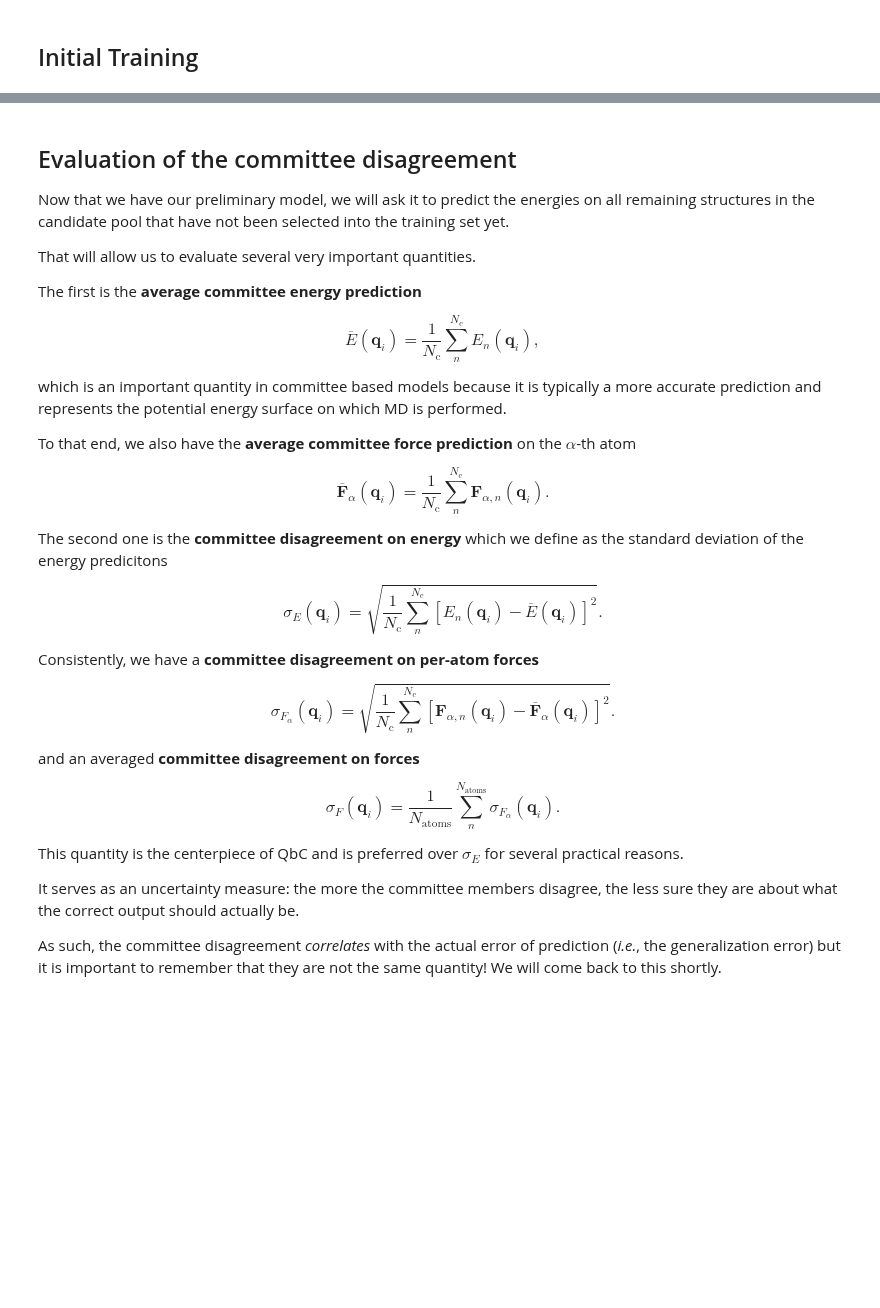
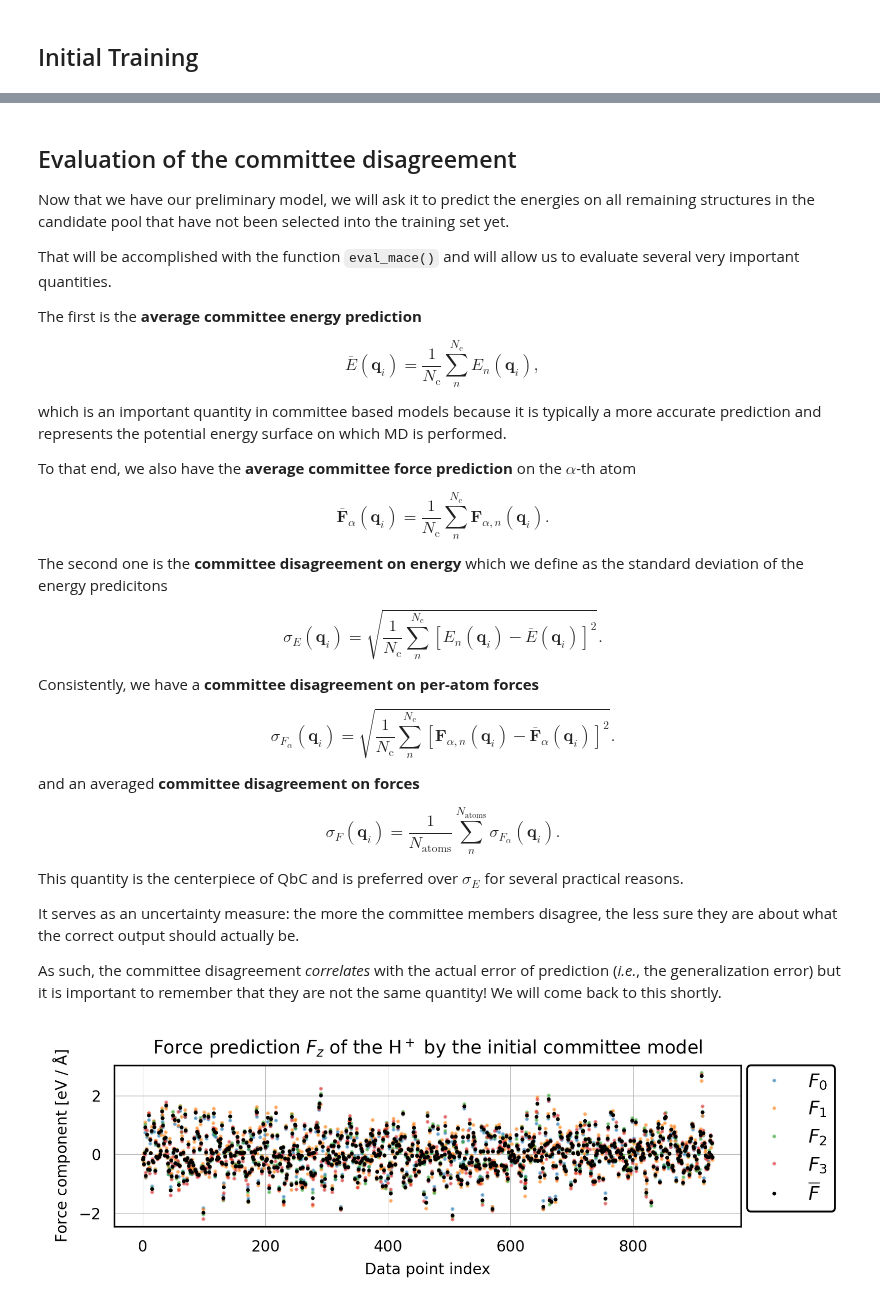
Before and after one commit to sabia-group/AL-tutorial, a Jupyter notebook: notebooks/tutorial.ipynb, the cells around one changed output, grey strips where cells are left out. Drawn from its saved outputs; the diff is of its cells as text; code cells hidden in the pictures; blank space fills up the shorter version.

```diff
--- a/notebooks/tutorial.ipynb
+++ b/notebooks/tutorial.ipynb
@@ -50,20 +57,14 @@ display(Image(filename='../initial-datasets/zundel/zundel.png'))
 # %%
+# MACE committee
 n_init_train = 20
 n_test = 50
 n_committee = 4
-parallel = True
-md_folder = "md"
-init_train_folder = "init-train"
-qbc_folder = "qbc-work" # if you modify this, add the new folder to .gitignore
-Eigen_qbc_folder = "eigen-qbc-work"
+parallel = False
+
+# QbC
 n_iter_qbc = 10
-n_add_iter = 20
+n_add_iter = 10
+
+# random number set up - is it necessary to have this expliticly here?
 np.random.seed(0)
 seeds = np.random.randint(0, 2**32 - 1, size=n_committee, dtype=np.uint32)
-
-os.makedirs(f'{init_train_folder}', exist_ok=True)
-os.makedirs(f'{init_train_folder}/config', exist_ok=True)
-os.makedirs(f'{init_train_folder}/models', exist_ok=True)
-os.makedirs(f'{init_train_folder}/eval', exist_ok=True)
-os.makedirs(f'{init_train_folder}/structures', exist_ok=True)
-os.makedirs(f'{md_folder}', exist_ok=True)
@@ -189,7 +241,7 @@ for n in range(n_committee):
 
 Now that we have our preliminary model, we will ask it to predict the energies on all remaining structures in the candidate pool that have not been selected into the training set yet.
 
-That will allow us to evaluate several very important quantities.
+That will be accomplished with the function `eval_mace()` and will allow us to evaluate several very important quantities.
 
 The first is the **average committee energy prediction**
 
@@ -234,10 +286,10 @@ It serves as an uncertainty measure: the more the committee members disagree, th
 
 As such, the committee disagreement *correlates* with the actual error of prediction (*i.e.*, the generalization error) but it is important to remember that they are not the same quantity! We will come back to this shortly.
 # %%
-# Evaluate the MACE models
+# Predict with all MACE committee members
 for n in tqdm(range(n_committee)):
     eval_mace(f'{init_train_folder}/models/mace.com={n:d}_compiled.model',
-              'init-train/structures/init.train.extxyz',
+              'init-train/structures/remaining.extxyz',
               f'{init_train_folder}/eval/train_{n:02d}.extxyz')
 # %%
 # read in predicted energies, evaluate average energies and disagreements
@@ -255,20 +301,13 @@ disagreement_f = forces.std(axis=0)    # (1000, 7, 3)
 tot_dis_f      = np.mean(np.linalg.norm(disagreement_f,axis=2),axis=1)
-# %%
-for n, e in enumerate(energies):
-    plt.plot(e, label=rf'$E_{n:d}$', alpha=0.5,linewidth=0.5)
-plt.plot(avg_energy, label=r'$\overline{E}$', color='k',linewidth=1)
-plt.legend(loc="upper right",bbox_to_anchor=(1.15, 1), borderaxespad=0.)
-plt.xlabel('Data point index')
-plt.ylabel('Energy [eV]')
-plt.title('Energy prediction of the initial committee model')
-plt.show()
 # %%
 for n, f in enumerate(forces):
-    plt.plot(f[:, -1, -1], label=rf'$F_{n:d}$', alpha=0.5,linewidth=0.5)
-plt.plot(avg_forces[:, -1, -1], label=r'$\overline{F}$', color='k',linewidth=0.5)
+    plt.plot(f[:, -1, -1], 'o', markersize=1, label=rf'$F_{n:d}$', alpha=0.5, linewidth=0.5)
+plt.plot(avg_forces[:, -1, -1], 'o', markersize=1, label=r'$\overline{F}$', color='k',linewidth=0.5)
 plt.legend(loc="upper right",bbox_to_anchor=(1.15, 1), borderaxespad=0.)
 plt.xlabel('Data point index')
-plt.ylabel(r'Force component [eV/$\mathrm{\AA}$]')
+plt.ylabel(r'Force component [eV / $\mathrm{\AA}$]')
 plt.title('Force prediction $F_z$ of the H$^+$ by the initial committee model')
-plt.show()
+plt.tight_layout();
+# %% [output]
+[figure, added]
 # %%
```
Also changed, not shown: parts of 42 cells of this notebook.
